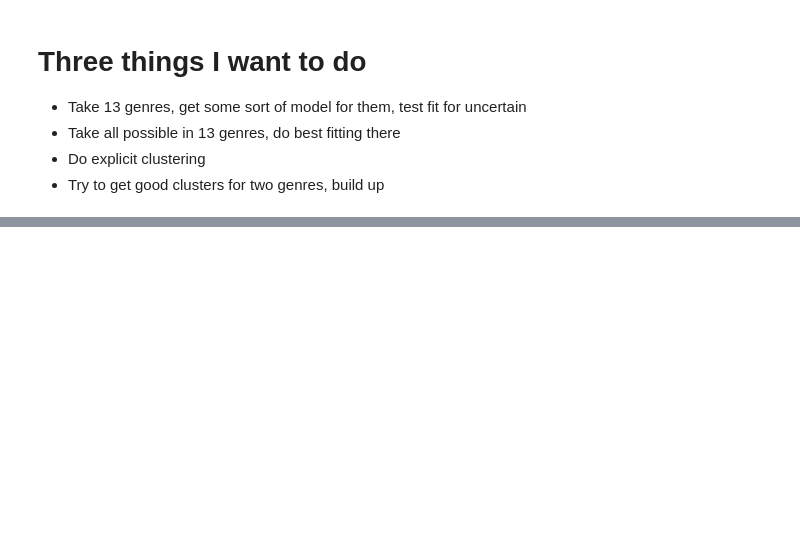
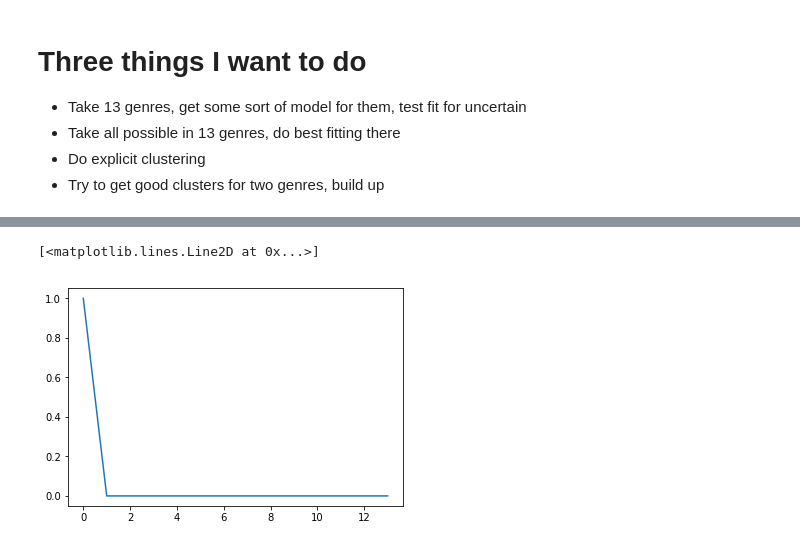
Before and after one commit to zainkhan9/spotify_ml, a Jupyter notebook: Clustering.ipynb, the cells around one changed output, grey strips where cells are left out. Saved outputs shown, nothing was run; the diff lists cells and outputs as text; code cells hidden in the pictures; blank space fills up the shorter version.

```diff
--- a/Clustering.ipynb
+++ b/Clustering.ipynb
@@ -1044,0 +1831,3 @@ len(randb)
+# %%
+dat = pd.read_csv("archive/data.csv")
+dat.head()
@@ -1044,0 +1841,15 @@ len(randb)
+# %%
+X = dat[['acousticness', 'danceability', 'duration_ms', 'energy', 'instrumentalness', 'key', 'liveness', 'loudness', 'mode', 'popularity', 'speechiness', 'tempo', 'valence', 'year']]
+y = dat["explicit"]
+# %%
+train_data, test_data, train_labels, test_labels = train_test_split(X, y, test_size=0.2, random_state=42)
+# %%
+pca_mod = PCA(n_components = 14)
+pca_mod.fit(train_data)
+
+# Explained variance for each
+pcavar = pca_mod.explained_variance_ratio_
+plt.plot(pcavar)
+# %% [output]
+[<matplotlib.lines.Line2D at 0x...>]
+[figure, added]
```
Also changed, not shown: parts of 29 cells of this notebook.
